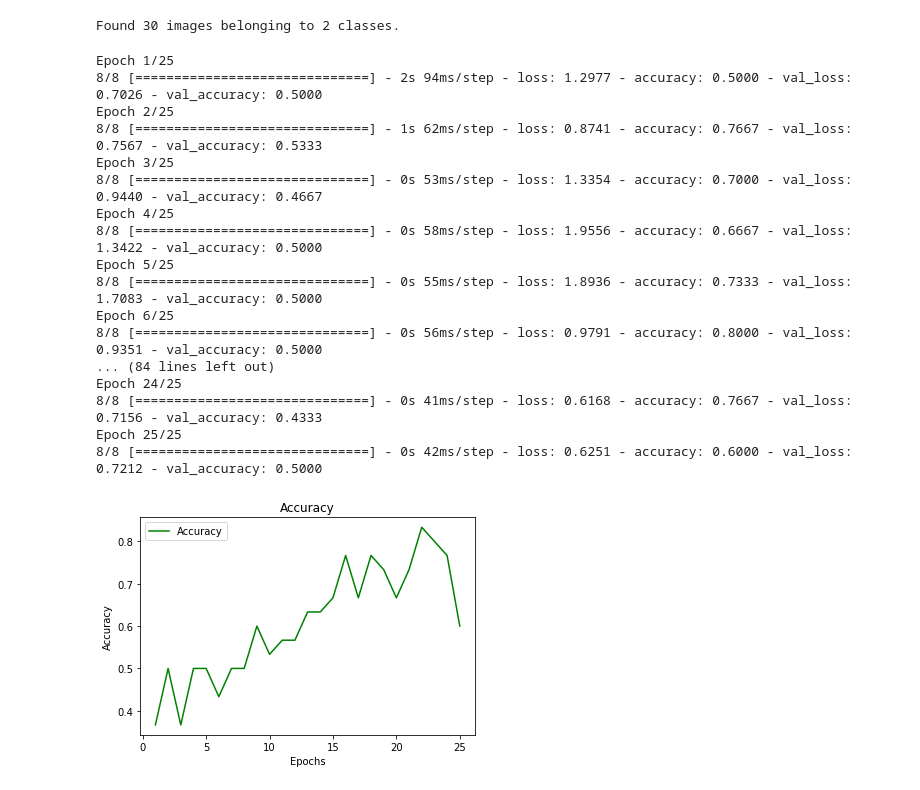
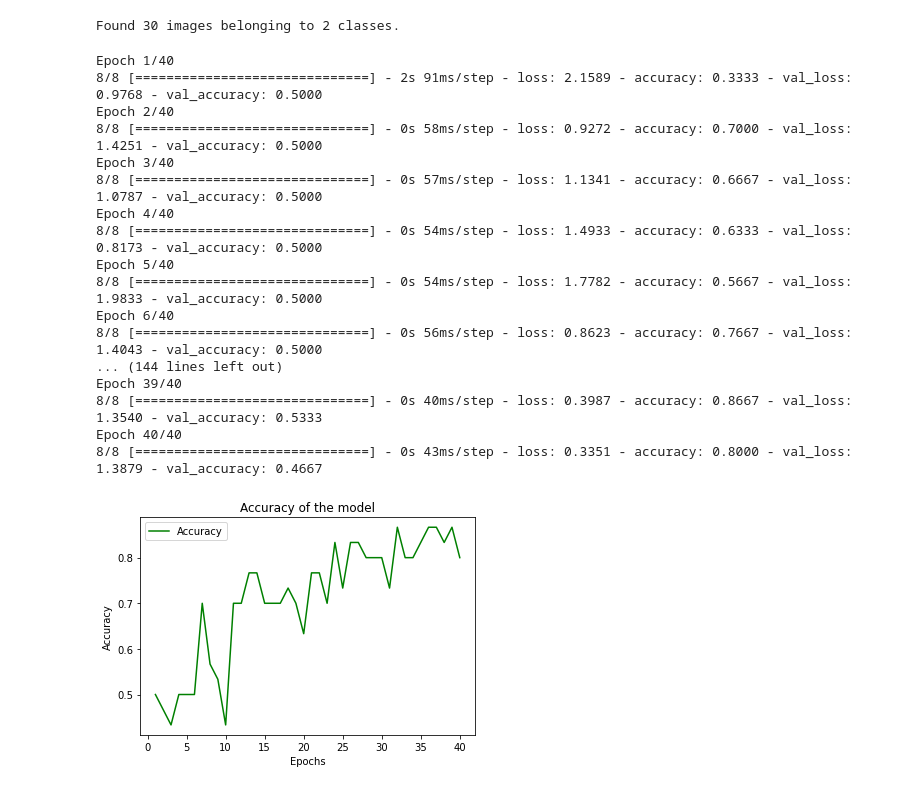
Before and after one commit to khareyash05/CNN-based-Ensemble, a Jupyter notebook: main.ipynb, the cells around one changed output. Drawn from its saved outputs; the diff is of its cells as text; code cells hidden in the pictures.

Commit message:
increased No. of epochs

```diff
--- a/main.ipynb
+++ b/main.ipynb
@@ -74,34 +74,34 @@ model.append(LeNet5())
 # %%
 models = []
 for i in range(len(model)):
-    r = model[i].fit(x=x_train,epochs = 25 ,validation_data = x_test)
+    r = model[i].fit(x=x_train,epochs = 40 ,validation_data = x_test)
     models.append(model[i])
 # %% [output]
-Epoch 1/25
-8/8 [==============================] - 2s 94ms/step - loss: 1.2977 - accuracy: 0.5000 - val_loss: 0.7026 - val_accuracy: 0.5000
-Epoch 2/25
-8/8 [==============================] - 1s 62ms/step - loss: 0.8741 - accuracy: 0.7667 - val_loss: 0.7567 - val_accuracy: 0.5333
-Epoch 3/25
-8/8 [==============================] - 0s 53ms/step - loss: 1.3354 - accuracy: 0.7000 - val_loss: 0.9440 - val_accuracy: 0.4667
-Epoch 4/25
-8/8 [==============================] - 0s 58ms/step - loss: 1.9556 - accuracy: 0.6667 - val_loss: 1.3422 - val_accuracy: 0.5000
-Epoch 5/25
-8/8 [==============================] - 0s 55ms/step - loss: 1.8936 - accuracy: 0.7333 - val_loss: 1.7083 - val_accuracy: 0.5000
-Epoch 6/25
-8/8 [==============================] - 0s 56ms/step - loss: 0.9791 - accuracy: 0.8000 - val_loss: 0.9351 - val_accuracy: 0.5000
-... (84 lines left out)
-Epoch 24/25
-8/8 [==============================] - 0s 41ms/step - loss: 0.6168 - accuracy: 0.7667 - val_loss: 0.7156 - val_accuracy: 0.4333
-Epoch 25/25
-8/8 [==============================] - 0s 42ms/step - loss: 0.6251 - accuracy: 0.6000 - val_loss: 0.7212 - val_accuracy: 0.5000
+Epoch 1/40
+8/8 [==============================] - 2s 91ms/step - loss: 2.1589 - accuracy: 0.3333 - val_loss: 0.9768 - val_accuracy: 0.5000
+Epoch 2/40
+8/8 [==============================] - 0s 58ms/step - loss: 0.9272 - accuracy: 0.7000 - val_loss: 1.4251 - val_accuracy: 0.5000
+Epoch 3/40
+8/8 [==============================] - 0s 57ms/step - loss: 1.1341 - accuracy: 0.6667 - val_loss: 1.0787 - val_accuracy: 0.5000
+Epoch 4/40
+8/8 [==============================] - 0s 54ms/step - loss: 1.4933 - accuracy: 0.6333 - val_loss: 0.8173 - val_accuracy: 0.5000
+Epoch 5/40
+8/8 [==============================] - 0s 54ms/step - loss: 1.7782 - accuracy: 0.5667 - val_loss: 1.9833 - val_accuracy: 0.5000
+Epoch 6/40
+8/8 [==============================] - 0s 56ms/step - loss: 0.8623 - accuracy: 0.7667 - val_loss: 1.4043 - val_accuracy: 0.5000
+... (144 lines left out)
+Epoch 39/40
+8/8 [==============================] - 0s 40ms/step - loss: 0.3987 - accuracy: 0.8667 - val_loss: 1.3540 - val_accuracy: 0.5333
+Epoch 40/40
+8/8 [==============================] - 0s 43ms/step - loss: 0.3351 - accuracy: 0.8000 - val_loss: 1.3879 - val_accuracy: 0.4667
 # %%
 loss_train = r.history['accuracy']
-epochs = range(1,26)
+epochs = range(1,41)
 plt.plot(epochs, loss_train, 'g', label='Accuracy')
-plt.title('Accuracy')
+plt.title('Accuracy of the model')
 plt.xlabel('Epochs')
 plt.ylabel('Accuracy')
 plt.legend()
 plt.show()
 # %% [output]
-[figure, old version]
+[figure, new version]
```
